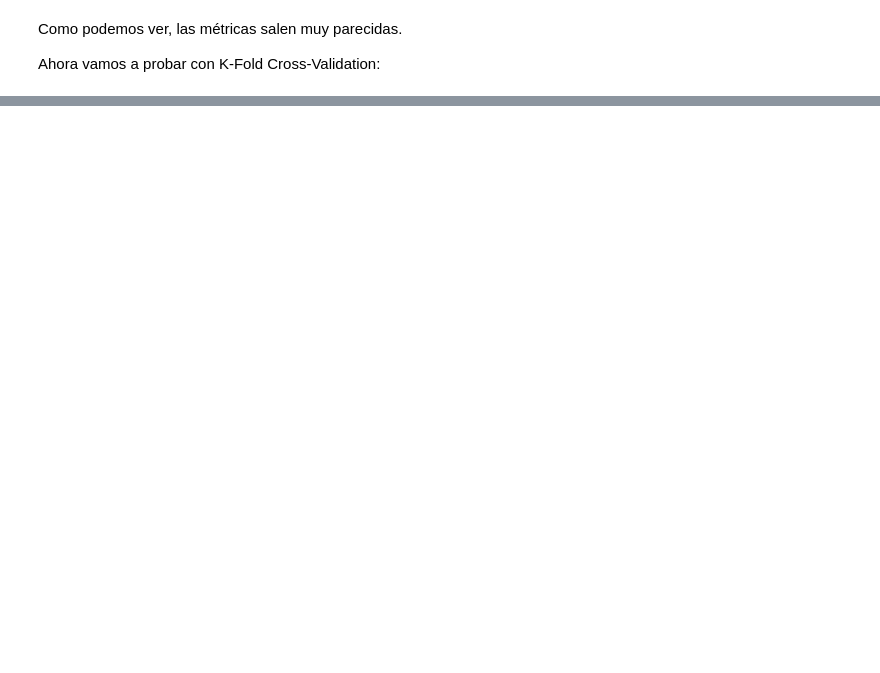
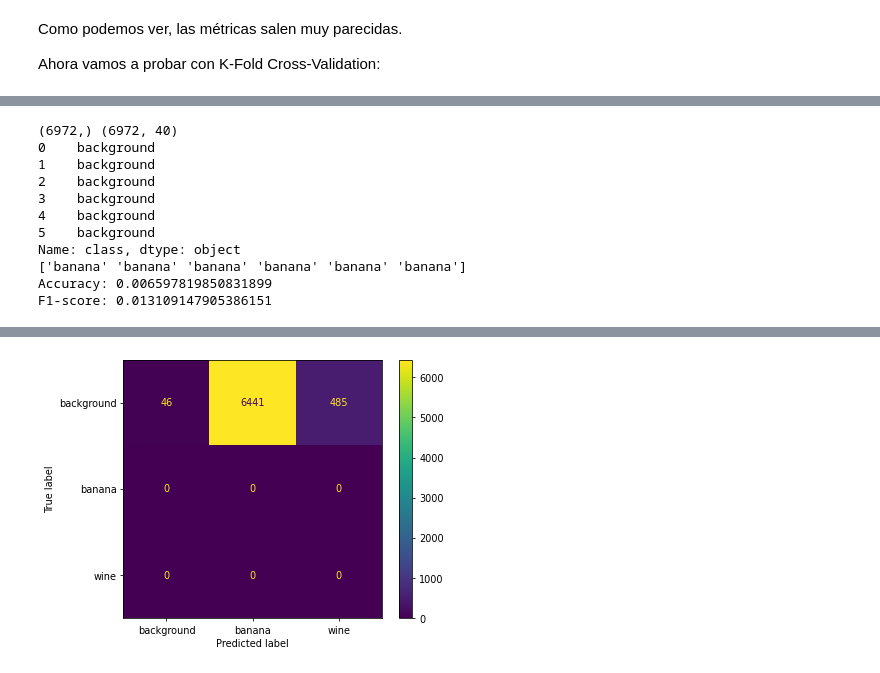
Before and after one commit to danibt656/Gas-sensor-for-home-activity, a Jupyter notebook: RandomForest.ipynb, the cells around one changed output, grey strips where cells are left out. Cells and saved outputs as stored; diff of their text form; code cells hidden in the pictures; blank space fills up the shorter version.

```diff
--- a/RandomForest.ipynb
+++ b/RandomForest.ipynb
@@ -256,0 +328,4 @@ Wow :O
+# %%
+dtest = pd.read_csv(F_TEST_DATASET, sep=",")
+dtest['class']  = 'background'
+dtest.head()
@@ -256,0 +340,22 @@ Wow :O
+# %%
+y_test=dtest['class']
+X_test = dtest[FEATURES]
+print(y_test.shape, X_test.shape)
+y_pred = clf.predict(X_test)
+
+print(y_test[:6])
+print(y_pred[:6])
+
+print_metrics(y_test, y_pred)
+# %% [output]
+(6972,) (6972, 40)
+0    background
+1    background
+2    background
+3    background
+4    background
+5    background
+Name: class, dtype: object
+['banana' 'banana' 'banana' 'banana' 'banana' 'banana']
+Accuracy: 0.006597819850831899
+F1-score: 0.013109147905386151
@@ -256,0 +364 @@ Wow :O
+[figure, added]
```
Also changed, not shown: parts of 16 cells of this notebook, 8 other files.
